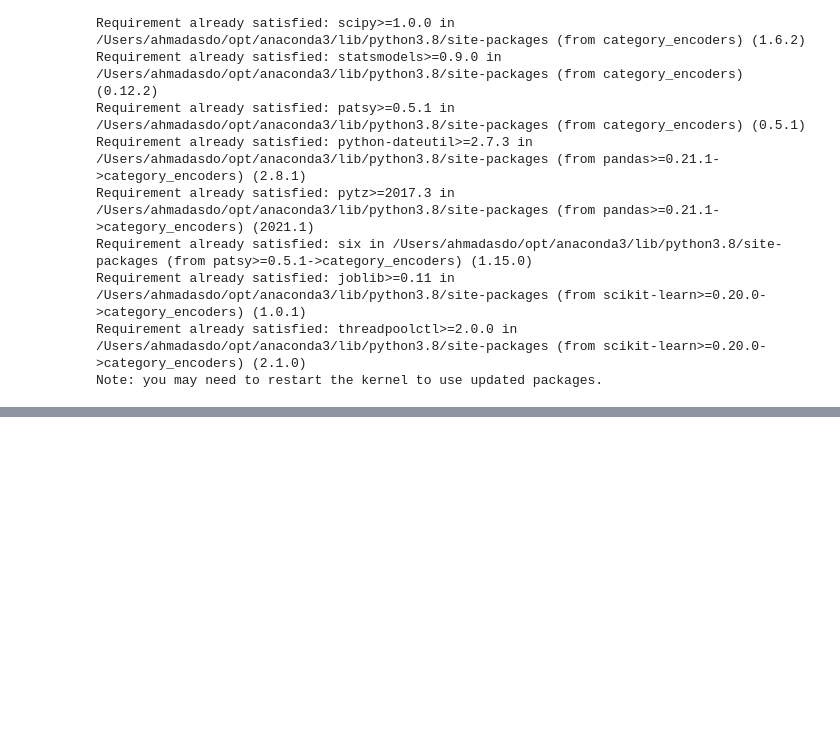
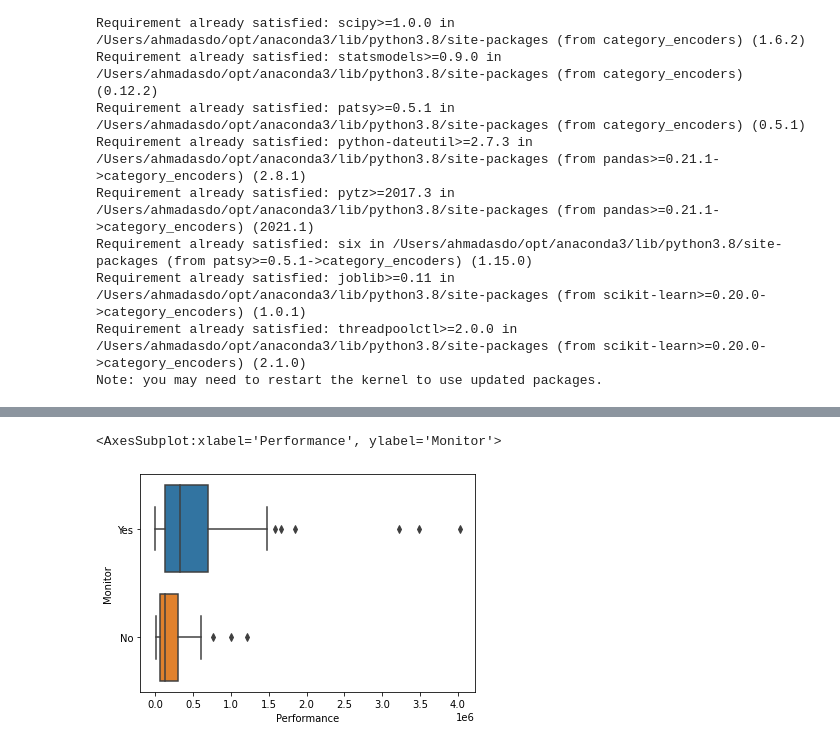
Before and after one commit to ahmadasd1234/Emergent-Energy, a Jupyter notebook: iX internship.ipynb, the cells around one changed output, grey strips where cells are left out. Drawn from its saved outputs; the diff is of its cells as text; code cells hidden in the pictures; blank space fills up the shorter version.

```diff
--- a/iX internship.ipynb
+++ b/iX internship.ipynb
@@ -288,0 +305,5 @@ sns.barplot("Site", "Consumption", data = df_train_transformed, hue ='Maintenanc
+# %%
+sns.boxplot('Performance', 'Monitor', data = df2)
+# %% [output]
+<AxesSubplot:xlabel='Performance', ylabel='Monitor'>
+[figure, added]
```
Also changed, not shown: parts of 26 cells of this notebook.
